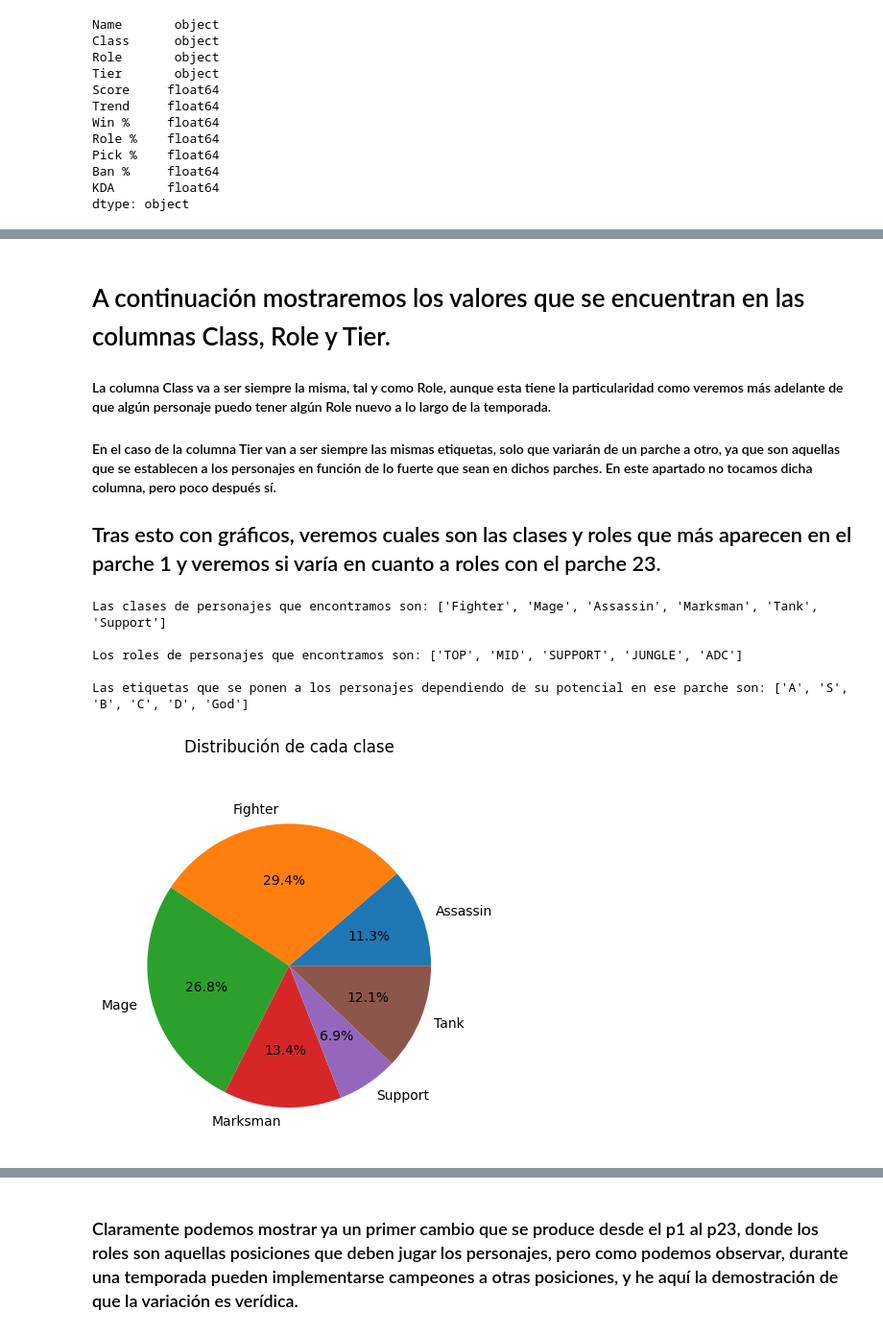
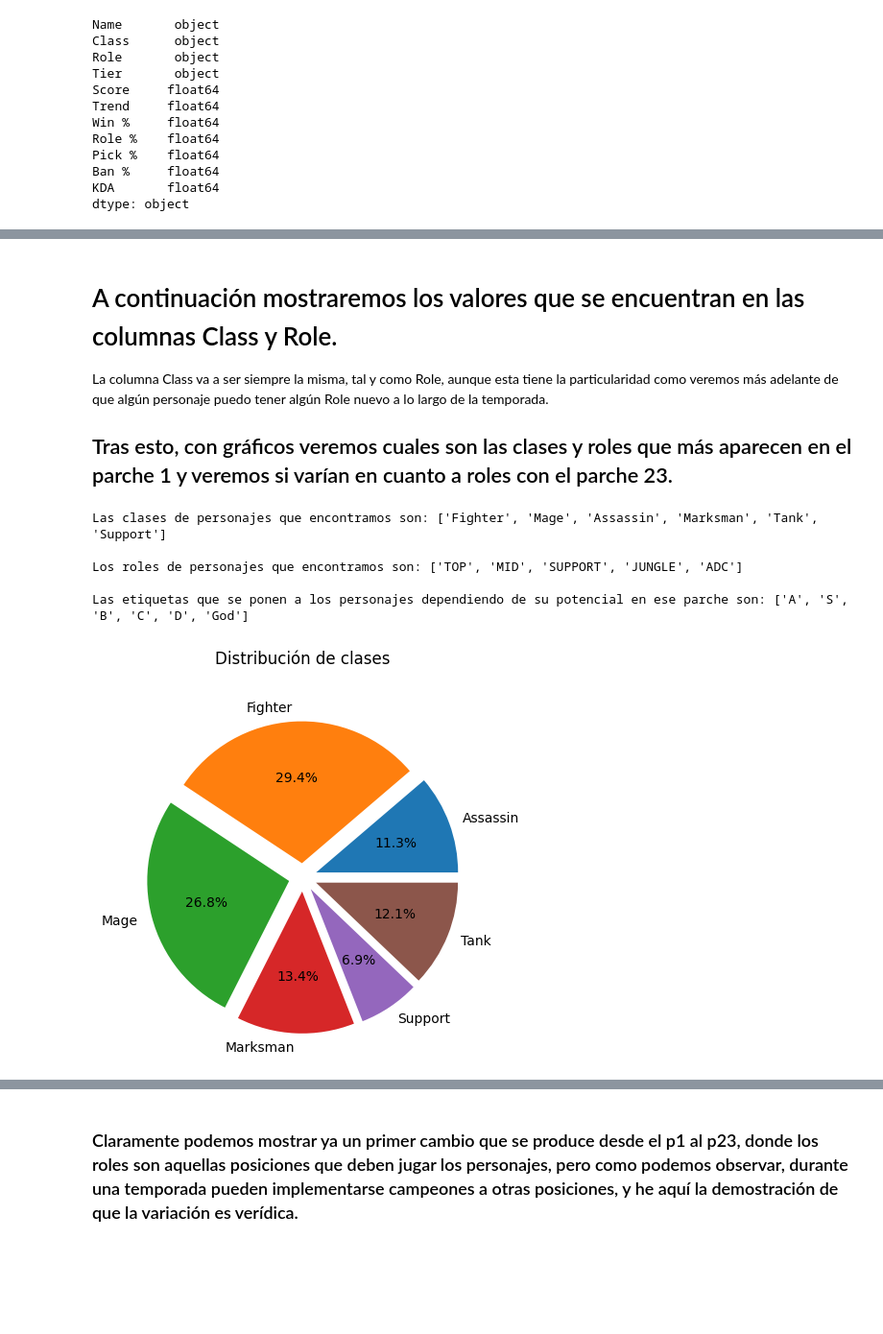
Before and after one commit to antoja97/EDA_LOL, a Jupyter notebook: eda_proyecto.ipynb, the cells around one changed output, grey strips where cells are left out. Shown: that part at 96% size. Drawn from its saved outputs; the diff is of its cells as text; code cells hidden in the pictures; blank space fills up the shorter version.

```diff
--- a/comienzo.ipynb
+++ b/eda_proyecto.ipynb
@@ -128,3 +132,9 @@ Pick %    float64
 Ban %     float64
 KDA       float64
 dtype: object
+# %%
+# Hacemos esta tabla para mostrar en la presentación que es con lo que vamos a trabajar
+
+p1_style = p1.style.set_properties(**{'background-color': 'white',
+                                          'color':'black'})
+p1_style
@@ -131,13 +159,10 @@ dtype: object
 # %% [markdown]
-# A continuación mostraremos los valores que se encuentran en las columnas Class, Role y Tier.
+# A continuación mostraremos los valores que se encuentran en las columnas Class y Role.
 
-#### La columna Class va a ser siempre la misma, tal y como Role, aunque esta tiene la particularidad como veremos más adelante de que algún personaje puedo tener algún Role nuevo a lo largo de la temporada.
-
-#### En el caso de la columna Tier van a ser siempre las mismas etiquetas, solo que variarán de un parche a otro, ya que son aquellas que se establecen a los personajes en función de lo fuerte que sean en dichos parches. En este apartado no tocamos dicha columna, pero poco después sí.
+ La columna Class va a ser siempre la misma, tal y como Role, aunque esta tiene la particularidad como veremos más adelante de que algún personaje puedo tener algún Role nuevo a lo largo de la temporada.
 
 
-
-## Tras esto con gráficos, veremos cuales son las clases y roles que más aparecen en el parche 1 y veremos si varía en cuanto a roles con el parche 23.
+## Tras esto, con gráficos veremos cuales son las clases y roles que más aparecen en el parche 1 y veremos si varían en cuanto a roles con el parche 23.
 # %%
 Class=p1.Class.unique().tolist()
 Class.pop()    # Al tomar una clase como nula, hemos eliminado dicho valor.
@@ -157,16 +182,19 @@ Las etiquetas que se ponen a los personajes dependiendo de su potencial en ese p
 # %%
 # Las clases de los personajes no varían, pero a la hora de mostrar un gráfico sí, ya que se añaden nuevos campeones y pueden provocar cambios en los %.
 
 tamaño_Class = p1.groupby("Class").size()
 labels = tamaño_Class.index.tolist()
 
 fig, ax = plt.subplots()
-ax.pie(tamaño_Class, labels=labels, autopct='%1.1f%%')
-ax.set_title("Distribución de cada clase", y=1.08)
+
+explode=[0.1]*len(tamaño_Class)
+
+ax.pie(tamaño_Class, labels=labels, autopct='%1.1f%%', explode=explode)
+ax.set_title("Distribución de clases", y=1.08)
 
 plt.show()
 # %% [output]
-[figure, old version]
+[figure, new version]
 # %%
 # Ahora mostraremos los roles
 
```
Also changed, not shown: parts of 6 cells of this notebook.
